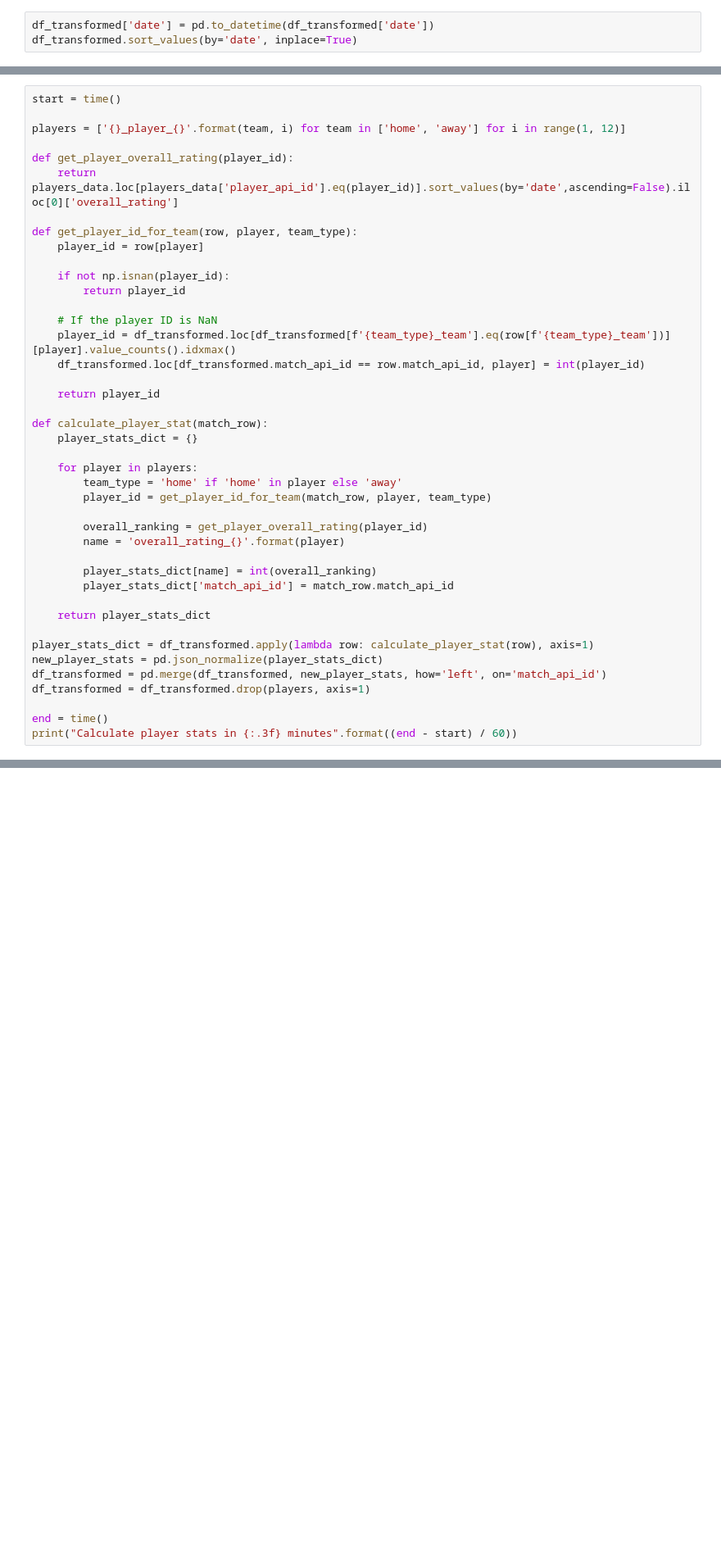
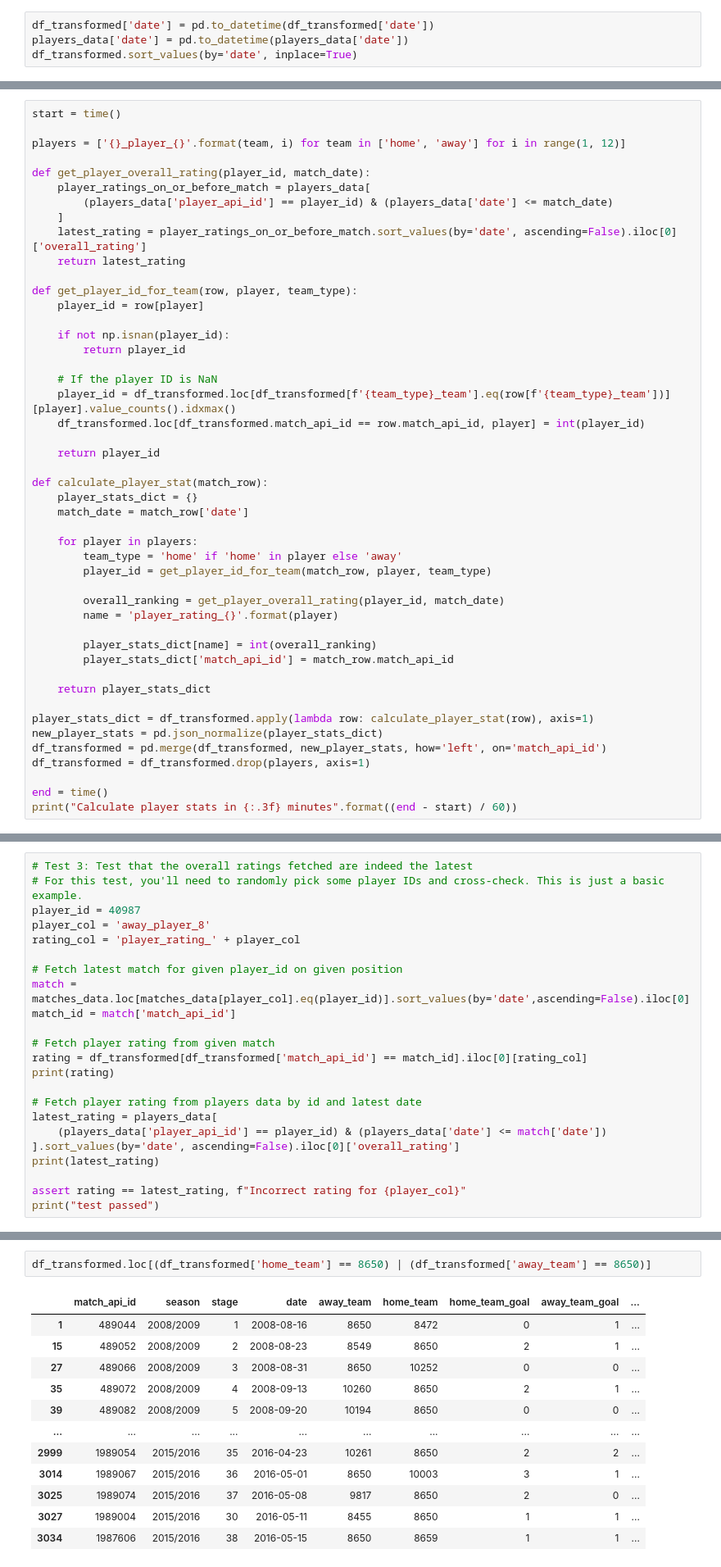
Before and after one commit to kamil0920/aws_football, a Jupyter notebook: pipelines/prepare_data.ipynb, the cells around one changed output, grey strips where cells are left out. Shown: that part at 82% size. Drawn from its saved outputs; the diff is of its cells as text; blank space fills up the shorter version.

Commit message:
wip#4 prepare_data.ipynb, update methods to create player stats and add test

```diff
--- a/pipelines/prepare_data.ipynb
+++ b/pipelines/prepare_data.ipynb
@@ -15,5 +15,6 @@ df_transformed = xml_transformation(matches_data)
 # %%
 df_transformed['date'] = pd.to_datetime(df_transformed['date'])
+players_data['date'] = pd.to_datetime(players_data['date'])
 df_transformed.sort_values(by='date', inplace=True)
 # %%
 df_transformed[['season', 'result_match']] = df_transformed[['season', 'result_match']].astype('category')
@@ -22,8 +48,12 @@ start = time()
 
 players = ['{}_player_{}'.format(team, i) for team in ['home', 'away'] for i in range(1, 12)]
 
-def get_player_overall_rating(player_id):
-    return players_data.loc[players_data['player_api_id'].eq(player_id)].sort_values(by='date',ascending=False).iloc[0]['overall_rating']
+def get_player_overall_rating(player_id, match_date):
+    player_ratings_on_or_before_match = players_data[
+        (players_data['player_api_id'] == player_id) & (players_data['date'] <= match_date)
+    ]
+    latest_rating = player_ratings_on_or_before_match.sort_values(by='date', ascending=False).iloc[0]['overall_rating']
+    return latest_rating
 
 def get_player_id_for_team(row, player, team_type):
     player_id = row[player]
@@ -39,13 +69,14 @@ def get_player_id_for_team(row, player, team_type):
 
 def calculate_player_stat(match_row):
     player_stats_dict = {}
+    match_date = match_row['date']
 
     for player in players:
         team_type = 'home' if 'home' in player else 'away'
         player_id = get_player_id_for_team(match_row, player, team_type)
 
-        overall_ranking = get_player_overall_rating(player_id)
-        name = 'overall_rating_{}'.format(player)
+        overall_ranking = get_player_overall_rating(player_id, match_date)
+        name = 'player_rating_{}'.format(player)
 
         player_stats_dict[name] = int(overall_ranking)
         player_stats_dict['match_api_id'] = match_row.match_api_id
@@ -89,3 +97,26 @@ Calculate player stats in 0.014 minutes
+# %%
+# Test 3: Test that the overall ratings fetched are indeed the latest
+# For this test, you'll need to randomly pick some player IDs and cross-check. This is just a basic example.
+player_id = 40987
+player_col = 'away_player_8'
+rating_col = 'player_rating_' + player_col
+
+# Fetch latest match for given player_id on given position
+match = matches_data.loc[matches_data[player_col].eq(player_id)].sort_values(by='date',ascending=False).iloc[0]
+match_id = match['match_api_id']
+
+# Fetch player rating from given match
+rating = df_transformed[df_transformed['match_api_id'] == match_id].iloc[0][rating_col]
+print(rating)
+
+# Fetch player rating from players data by id and latest date
+latest_rating = players_data[
+    (players_data['player_api_id'] == player_id) & (players_data['date'] <= match['date'])
+].sort_values(by='date', ascending=False).iloc[0]['overall_rating']
+print(latest_rating)
+
+assert rating == latest_rating, f"Incorrect rating for {player_col}"
+print("test passed")
 # %%
 def get_scored_goals(row, team):
     return row['home_team_goal'] if row['home_team'] == team else row['away_team_goal']
@@ -348,0 +390,15 @@ memory usage: 1.2 MB
+# %%
+df_transformed.loc[(df_transformed['home_team'] == 8650) | (df_transformed['away_team'] == 8650)]
+# %% [output]
+|  | match_api_id | season | stage | date | away_team | home_team | home_team_goal | away_team_goal | ... |
+| 1 | 489044 | 2008/2009 | 1 | 2008-08-16 | 8650 | 8472 | 0 | 1 | ... |
+| 15 | 489052 | 2008/2009 | 2 | 2008-08-23 | 8549 | 8650 | 2 | 1 | ... |
+| 27 | 489066 | 2008/2009 | 3 | 2008-08-31 | 8650 | 10252 | 0 | 0 | ... |
+| 35 | 489072 | 2008/2009 | 4 | 2008-09-13 | 10260 | 8650 | 2 | 1 | ... |
+| 39 | 489082 | 2008/2009 | 5 | 2008-09-20 | 10194 | 8650 | 0 | 0 | ... |
+| ... | ... | ... | ... | ... | ... | ... | ... | ... | ... |
+| 2999 | 1989054 | 2015/2016 | 35 | 2016-04-23 | 10261 | 8650 | 2 | 2 | ... |
+| 3014 | 1989067 | 2015/2016 | 36 | 2016-05-01 | 8650 | 10003 | 3 | 1 | ... |
+| 3025 | 1989074 | 2015/2016 | 37 | 2016-05-08 | 9817 | 8650 | 2 | 0 | ... |
+| 3027 | 1989004 | 2015/2016 | 30 | 2016-05-11 | 8455 | 8650 | 1 | 1 | ... |
+| 3034 | 1987606 | 2015/2016 | 38 | 2016-05-15 | 8650 | 8659 | 1 | 1 | ... |
```
Also changed, not shown: parts of 9 cells of this notebook.
